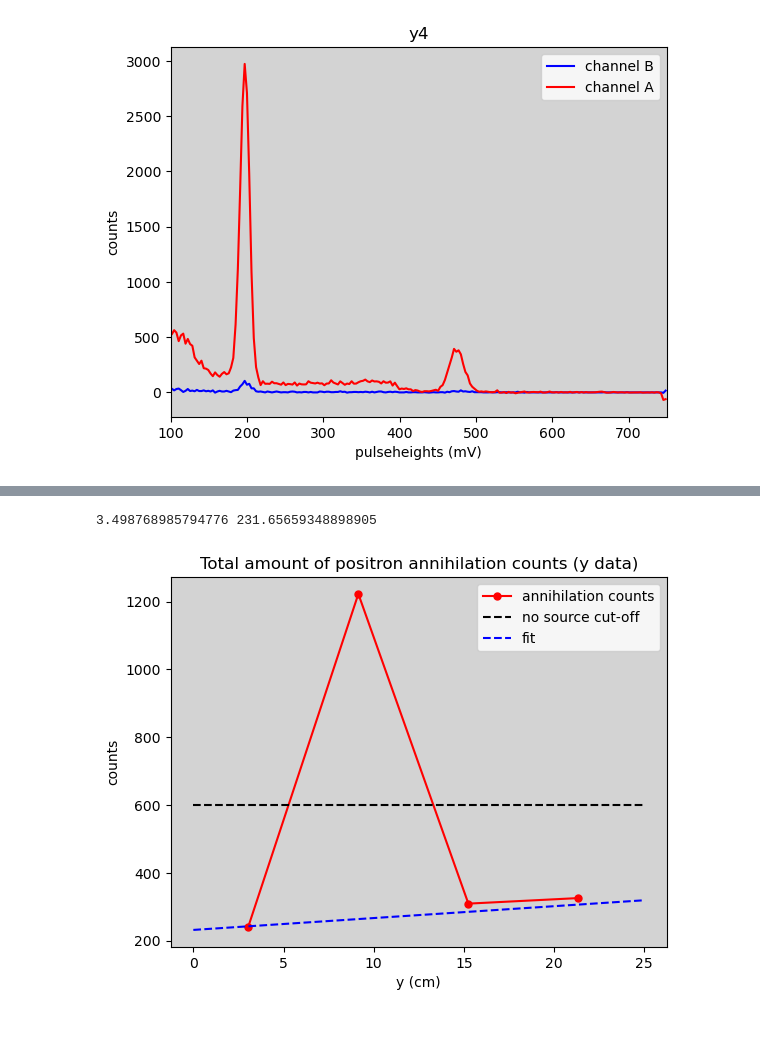
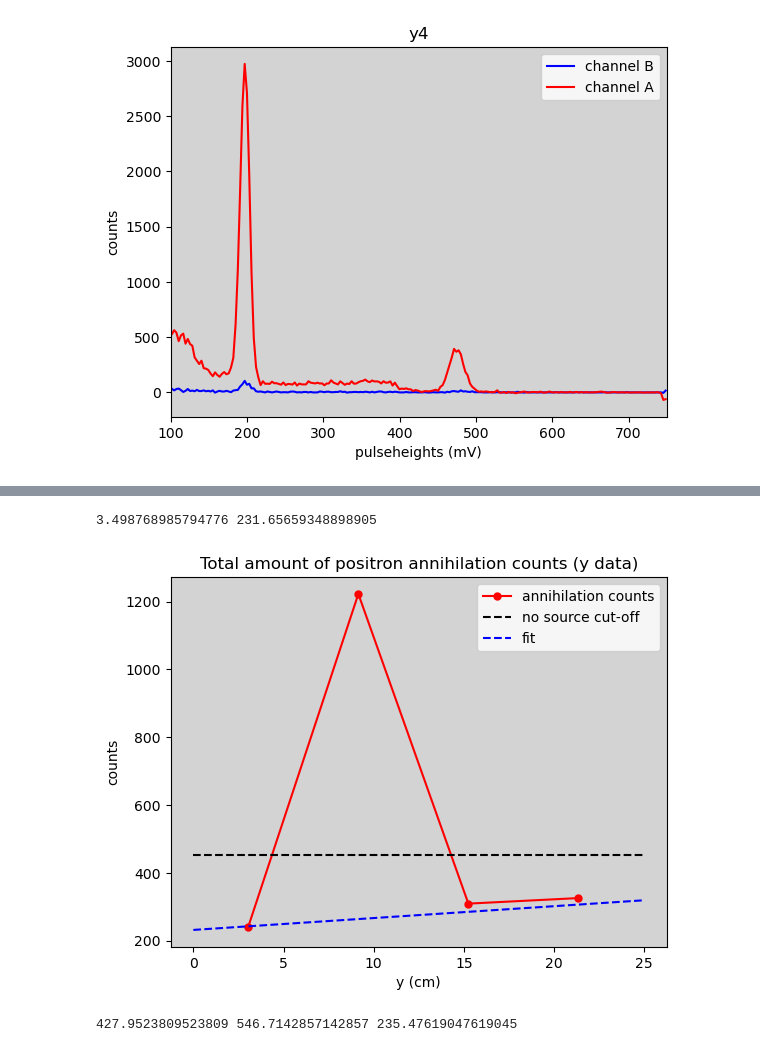
Before and after one commit to jrc-rodriguez/particle_physics, a Jupyter notebook: graphs_data.ipynb, the cells around one changed output, grey strips where cells are left out. Drawn from its saved outputs; the diff is of its cells as text; code cells hidden in the pictures.

```diff
--- a/graphs_data.ipynb
+++ b/graphs_data.ipynb
@@ -301,8 +301,8 @@ x3_counts = [sum(counts_B_x3)]
 x4_counts = [sum(counts_B_x4)]
 x5_counts = [sum(counts_B_x5)]
 x_counts = [x1_counts, x2_counts, x3_counts, x4_counts, x5_counts]
-y_counts_fit = np.array([sum(counts_B_x1), sum(counts_B_x4), sum(counts_B_x5)])
-x_counts_fit = np.array([3.05, 21.35, 27.45])
+y_counts_fit = np.array([sum(counts_B_x1), sum(counts_B_x5)])
+x_counts_fit = np.array([3.05, 27.45])
 
 model = curve_fit(no_source, x_counts_fit, y_counts_fit, p0 = [-4.6, 480])
 a, b = model[0]
@@ -325,7 +325,7 @@ plt.show()
 # %%
 y_loc = [3.05, 9.15, 15.25, 21.35]
 border_x = [0, 25]
-border_y = [600, 600]
+border_y = [max(counts_B_source) / 2, max(counts_B_source) / 2]
 x_fit = []
 y_fit = []
 
@@ -340,31 +340,33 @@ _, counts_B_y4 = adjust(pulseheights, counts_B_y4)
 
 y1_counts = [sum(counts_B_y1)]
 y2_counts = [sum(counts_B_y2)]
 y3_counts = [sum(counts_B_y3)]
 y4_counts = [sum(counts_B_y4)]
 
 y_counts = [y1_counts, y2_counts, y3_counts, y4_counts]
 
 y_counts_fit = np.array([sum(counts_B_y1), sum(counts_B_y3), sum(counts_B_y4)])
 x_counts_fit = np.array([3.05, 21.35, 27.45])
 
 model = curve_fit(no_source, x_counts_fit, y_counts_fit, p0 = [3.5, 230])
 a, b = model[0]
 print(a, b)
 
 for x in np.arange(0, 25, 0.1):
     y_fit.append(a * x + b)
     x_fit.append(x)
 
 plt.plot(y_loc, y_counts, 'o-', markersize = 5, color = 'red', label = 'annihilation counts')
 plt.plot(border_x, border_y, '--', color = 'black', label = 'no source cut-off')
 plt.plot(x_fit, y_fit, '--', color = 'blue', label = 'fit')
 plt.gca().set_facecolor('lightgrey')
 plt.legend(loc = 'upper right')
 plt.title("Total amount of positron annihilation counts (y data)")
 plt.ylabel("counts")
 plt.xlabel("y (cm)")
 plt.show()
+print(sum(counts_B_x1), sum(counts_B_x4), sum(counts_B_x5))
 # %% [output]
 3.498768985794776 231.65659348898905
-[figure, old version]
+[figure, new version]
+427.9523809523809 546.7142857142857 235.47619047619045
```
Also changed, not shown: parts of 2 cells of this notebook, 2 other files.
